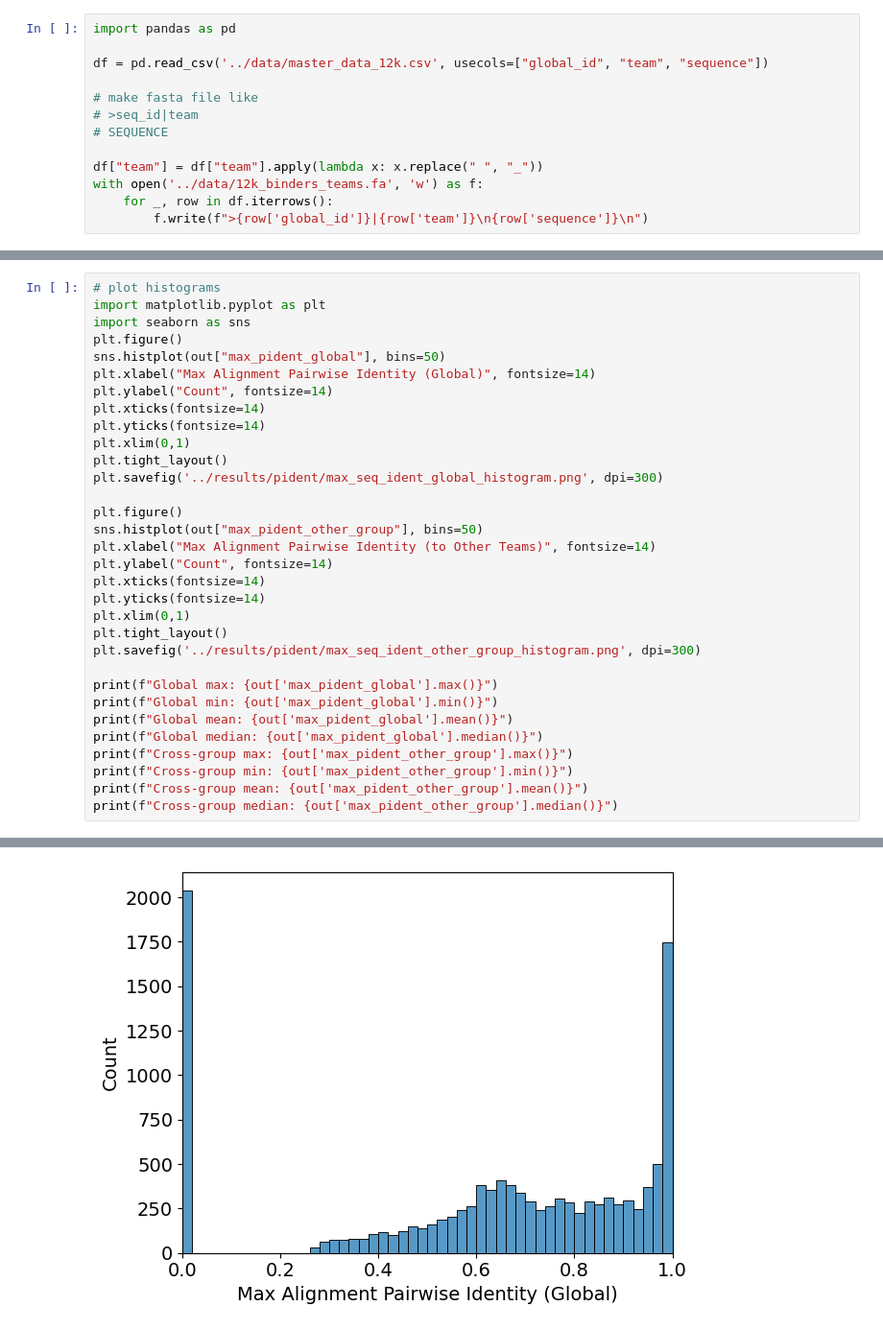
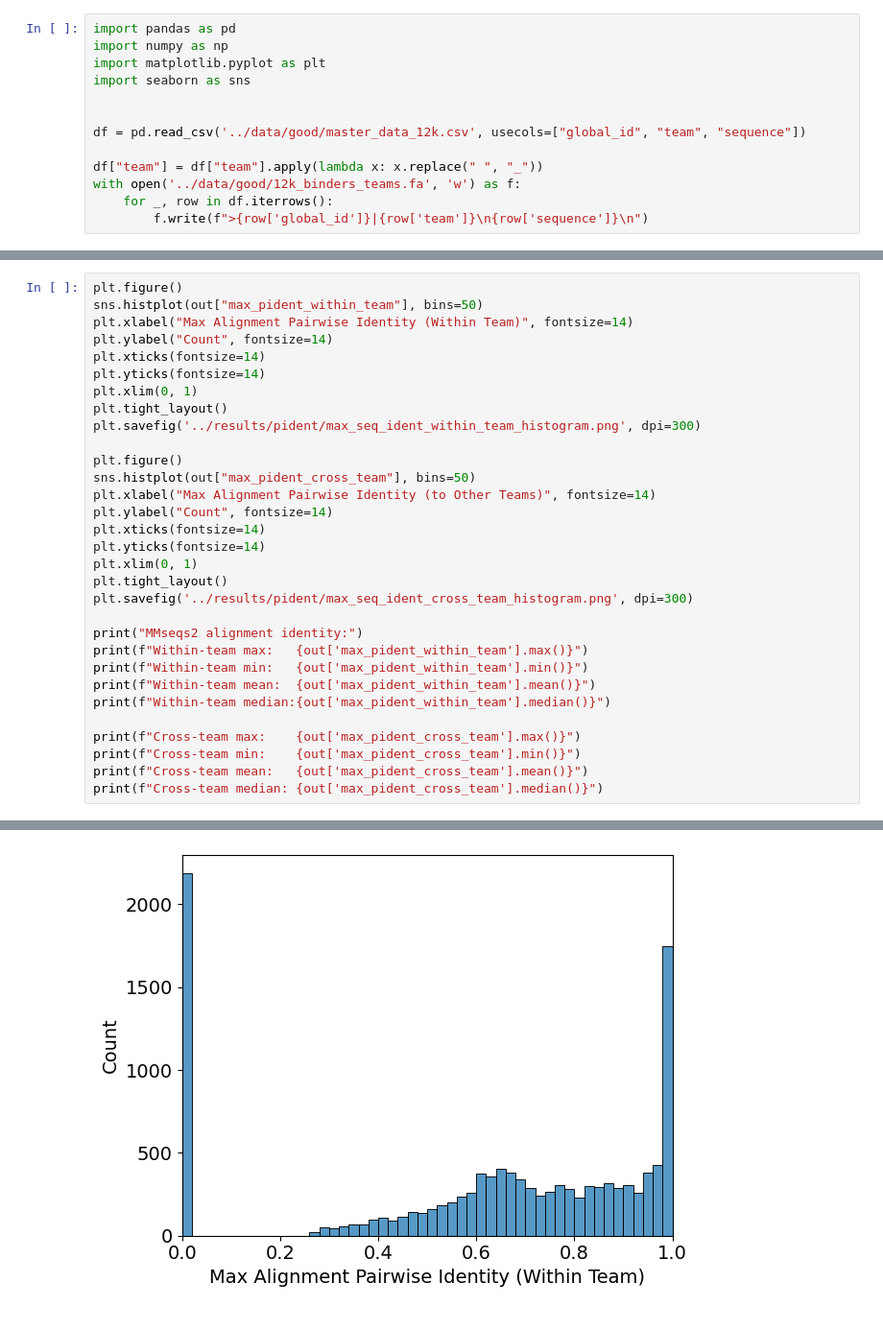
Before and after one commit to kosonocky/bits-to-binders, a Jupyter notebook: scripts/mmseqs_pident.ipynb, the cells around one changed output, grey strips where cells are left out. Shown at 96% size. Saved outputs shown, nothing was run; the diff lists cells and outputs as text.

```diff
--- a/scripts/mmseqs_pident.ipynb
+++ b/scripts/mmseqs_pident.ipynb
@@ -1,14 +1,14 @@
 # %%
 import pandas as pd
+import numpy as np
+import matplotlib.pyplot as plt
+import seaborn as sns
 
-df = pd.read_csv('../data/master_data_12k.csv', usecols=["global_id", "team", "sequence"])
 
-# make fasta file like
-# >seq_id|team
-# SEQUENCE
+df = pd.read_csv('../data/good/master_data_12k.csv', usecols=["global_id", "team", "sequence"])
 
 df["team"] = df["team"].apply(lambda x: x.replace(" ", "_"))
-with open('../data/12k_binders_teams.fa', 'w') as f:
+with open('../data/good/12k_binders_teams.fa', 'w') as f:
     for _, row in df.iterrows():
         f.write(f">{row['global_id']}|{row['team']}\n{row['sequence']}\n")
 # %%
@@ -210,33 +160,32 @@ Name: evalue, dtype: float64
 # %%
-# plot histograms
-import matplotlib.pyplot as plt
-import seaborn as sns
 plt.figure()
-sns.histplot(out["max_pident_global"], bins=50)
-plt.xlabel("Max Alignment Pairwise Identity (Global)", fontsize=14)
+sns.histplot(out["max_pident_within_team"], bins=50)
+plt.xlabel("Max Alignment Pairwise Identity (Within Team)", fontsize=14)
 plt.ylabel("Count", fontsize=14)
 plt.xticks(fontsize=14)
 plt.yticks(fontsize=14)
-plt.xlim(0,1)
+plt.xlim(0, 1)
 plt.tight_layout()
-plt.savefig('../results/pident/max_seq_ident_global_histogram.png', dpi=300)
+plt.savefig('../results/pident/max_seq_ident_within_team_histogram.png', dpi=300)
 
 plt.figure()
-sns.histplot(out["max_pident_other_group"], bins=50)
+sns.histplot(out["max_pident_cross_team"], bins=50)
 plt.xlabel("Max Alignment Pairwise Identity (to Other Teams)", fontsize=14)
 plt.ylabel("Count", fontsize=14)
 plt.xticks(fontsize=14)
 plt.yticks(fontsize=14)
-plt.xlim(0,1)
+plt.xlim(0, 1)
 plt.tight_layout()
-plt.savefig('../results/pident/max_seq_ident_other_group_histogram.png', dpi=300)
+plt.savefig('../results/pident/max_seq_ident_cross_team_histogram.png', dpi=300)
 
-print(f"Global max: {out['max_pident_global'].max()}")
-print(f"Global min: {out['max_pident_global'].min()}")
-print(f"Global mean: {out['max_pident_global'].mean()}")
-print(f"Global median: {out['max_pident_global'].median()}")
-print(f"Cross-group max: {out['max_pident_other_group'].max()}")
-print(f"Cross-group min: {out['max_pident_other_group'].min()}")
-print(f"Cross-group mean: {out['max_pident_other_group'].mean()}")
-print(f"Cross-group median: {out['max_pident_other_group'].median()}")
+print("MMseqs2 alignment identity:")
+print(f"Within-team max:   {out['max_pident_within_team'].max()}")
+print(f"Within-team min:   {out['max_pident_within_team'].min()}")
+print(f"Within-team mean:  {out['max_pident_within_team'].mean()}")
+print(f"Within-team median:{out['max_pident_within_team'].median()}")
+
+print(f"Cross-team max:    {out['max_pident_cross_team'].max()}")
+print(f"Cross-team min:    {out['max_pident_cross_team'].min()}")
+print(f"Cross-team mean:   {out['max_pident_cross_team'].mean()}")
+print(f"Cross-team median: {out['max_pident_cross_team'].median()}")
 # %% [output]
@@ -251,2 +201,2 @@ Cross-group median: 0.0
-[figure, old version]
+[figure, new version]
 [figure]
```
Also changed, not shown: parts of 7 cells of this notebook.
